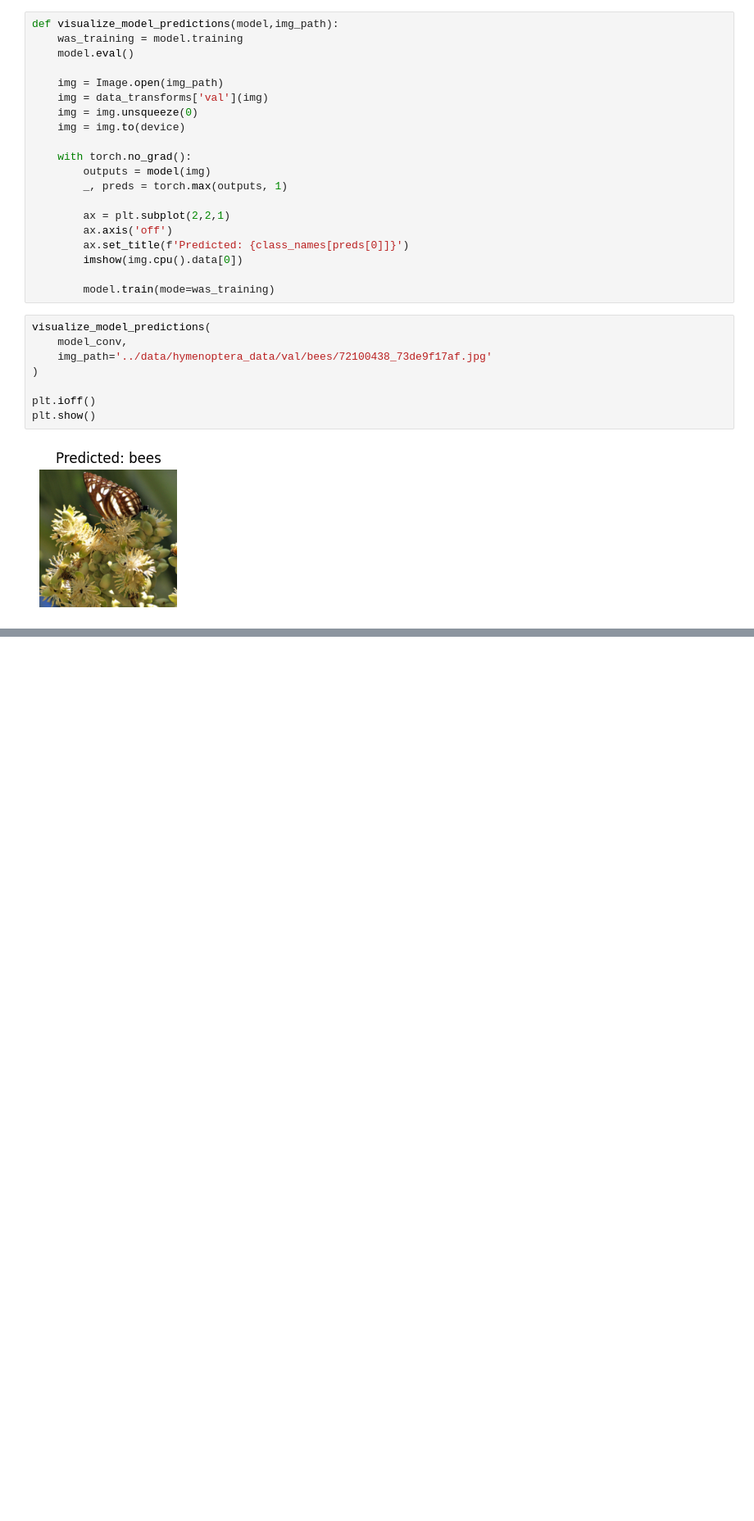
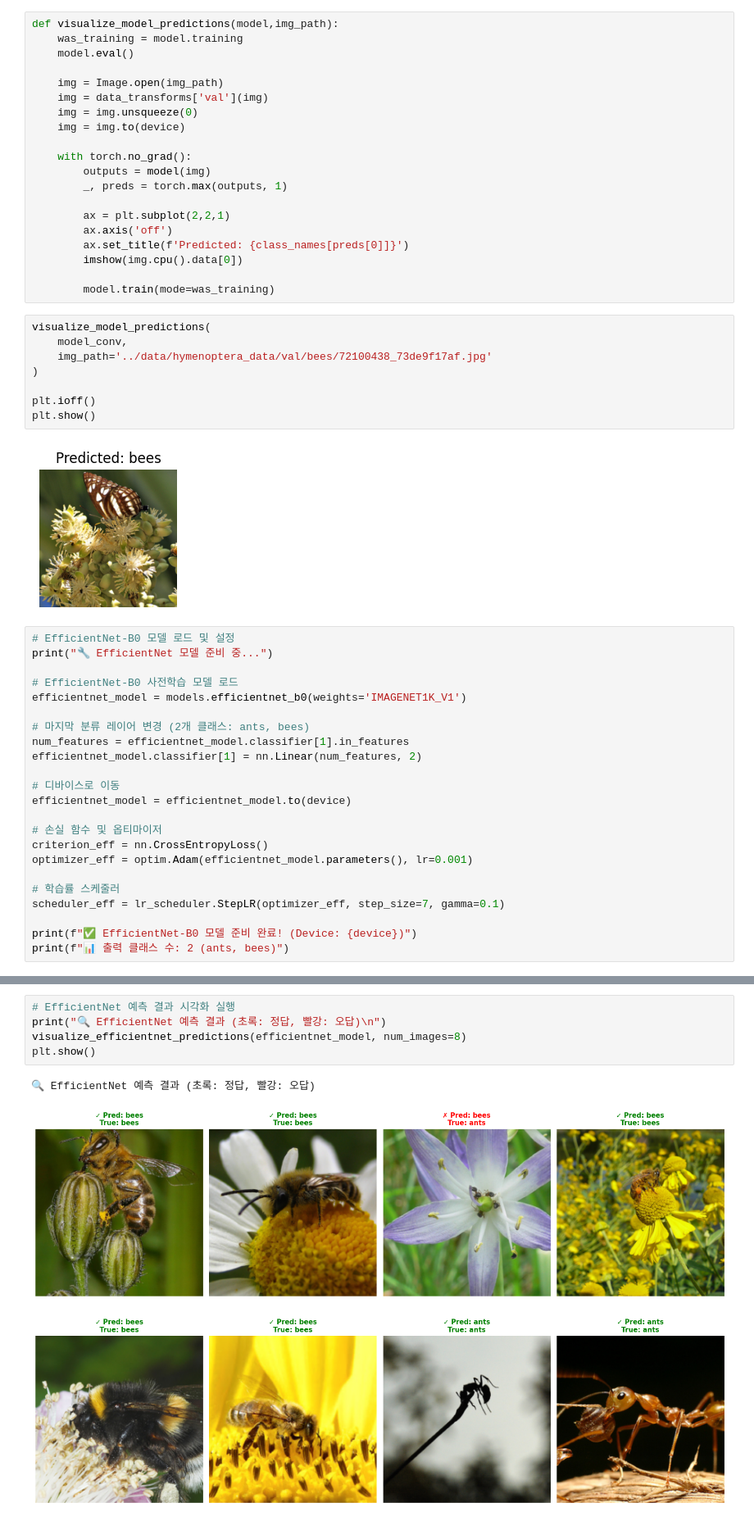
Before and after one commit to SongRoute/AI_study, a Jupyter notebook: week10/practice10.ipynb, the cells around one changed output, grey strips where cells are left out. Shown at 82% size. Saved outputs shown, nothing was run; the diff lists cells and outputs as text; blank space fills up the shorter version.

```diff
--- a/week10/practice10.ipynb
+++ b/week10/practice10.ipynb
@@ -302,3 +302,26 @@ plt.ioff()
 plt.show()
 # %% [output]
 [figure]
+# %%
+# EfficientNet-B0 모델 로드 및 설정
+print("🔧 EfficientNet 모델 준비 중...")
+
+# EfficientNet-B0 사전학습 모델 로드
+efficientnet_model = models.efficientnet_b0(weights='IMAGENET1K_V1')
+
+# 마지막 분류 레이어 변경 (2개 클래스: ants, bees)
+num_features = efficientnet_model.classifier[1].in_features
+efficientnet_model.classifier[1] = nn.Linear(num_features, 2)
+
+# 디바이스로 이동
+efficientnet_model = efficientnet_model.to(device)
+
+# 손실 함수 및 옵티마이저
+criterion_eff = nn.CrossEntropyLoss()
+optimizer_eff = optim.Adam(efficientnet_model.parameters(), lr=0.001)
+
+# 학습률 스케줄러
+scheduler_eff = lr_scheduler.StepLR(optimizer_eff, step_size=7, gamma=0.1)
+
+print(f"✅ EfficientNet-B0 모델 준비 완료! (Device: {device})")
+print(f"📊 출력 클래스 수: 2 (ants, bees)")
@@ -304,0 +556,8 @@ plt.show()
+# %%
+# EfficientNet 예측 결과 시각화 실행
+print("🔍 EfficientNet 예측 결과 (초록: 정답, 빨강: 오답)\n")
+visualize_efficientnet_predictions(efficientnet_model, num_images=8)
+plt.show()
+# %% [output]
+🔍 EfficientNet 예측 결과 (초록: 정답, 빨강: 오답)
+[figure, added]
```
Also changed, not shown: parts of 8 cells of this notebook.
